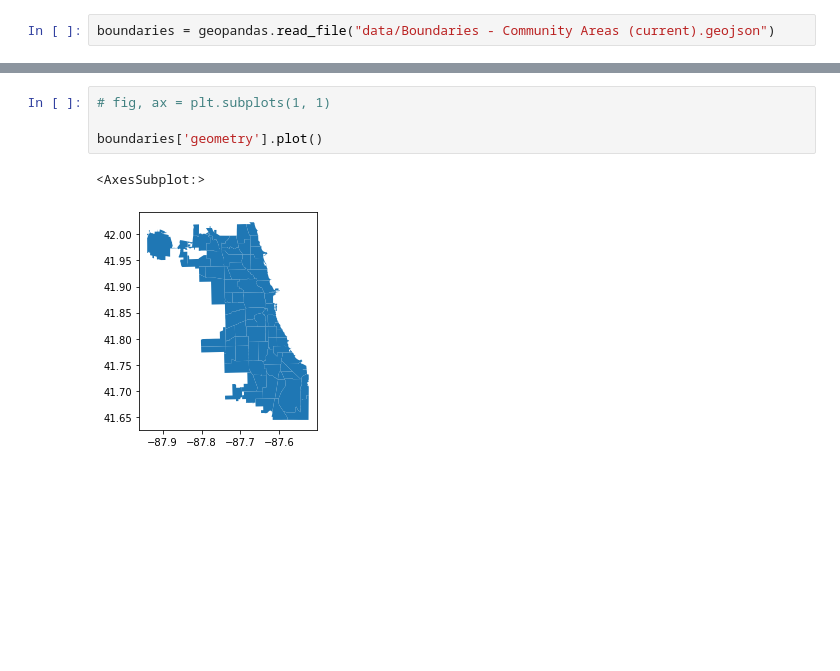
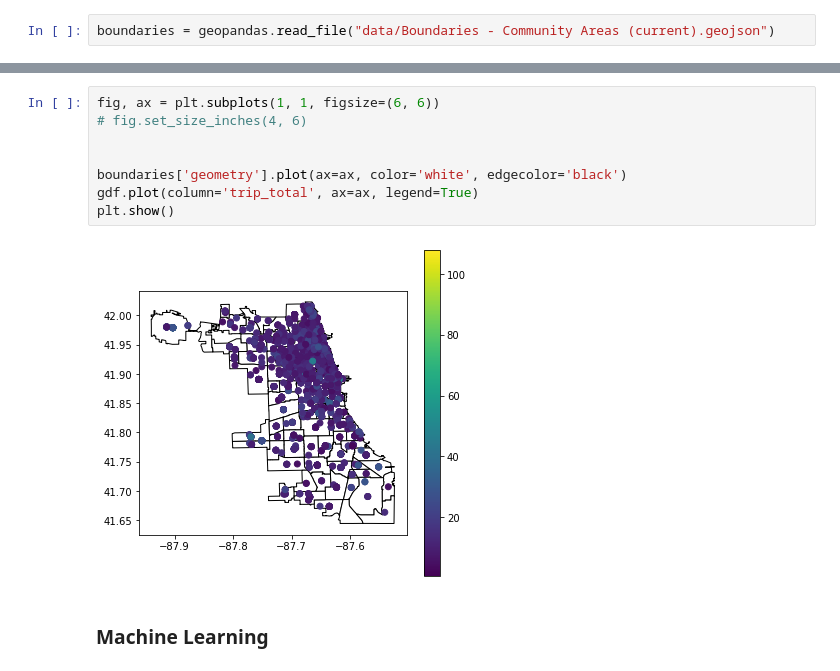
Before and after one commit to morden35/ridesharing_ml, a Jupyter notebook: data_exploration.ipynb, the cells around one changed output, grey strips where cells are left out. Cells and saved outputs as stored; diff of their text form; blank space fills up the shorter version.

Commit message:
made some basic plots

```diff
--- a/data_exploration.ipynb
+++ b/data_exploration.ipynb
@@ -284,10 +286,15 @@ boundaries.head()
 | 2 | FULLER PARK | 0 | 19916704.8692 | 0 | 37 | 37 | 0 | 0 | 25339.0897503 | ... |
 | 3 | GRAND BOULEVARD | 0 | 48492503.1554 | 0 | 38 | 38 | 0 | 0 | 28196.8371573 | ... |
 | 4 | KENWOOD | 0 | 29071741.9283 | 0 | 39 | 39 | 0 | 0 | 23325.1679062 | ... |
-# %%
-# fig, ax = plt.subplots(1, 1)
-
-boundaries['geometry'].plot()
-# %% [output]
-<AxesSubplot:>
-[figure, removed]
+# %%
+fig, ax = plt.subplots(1, 1, figsize=(6, 6))
+# fig.set_size_inches(4, 6)
+
+
+boundaries['geometry'].plot(ax=ax, color='white', edgecolor='black')
+gdf.plot(column='trip_total', ax=ax, legend=True)
+plt.show()
+# %% [output]
+[figure, added]
+# %% [markdown]
+### Machine Learning
```
Also changed, not shown: parts of 7 cells of this notebook.
